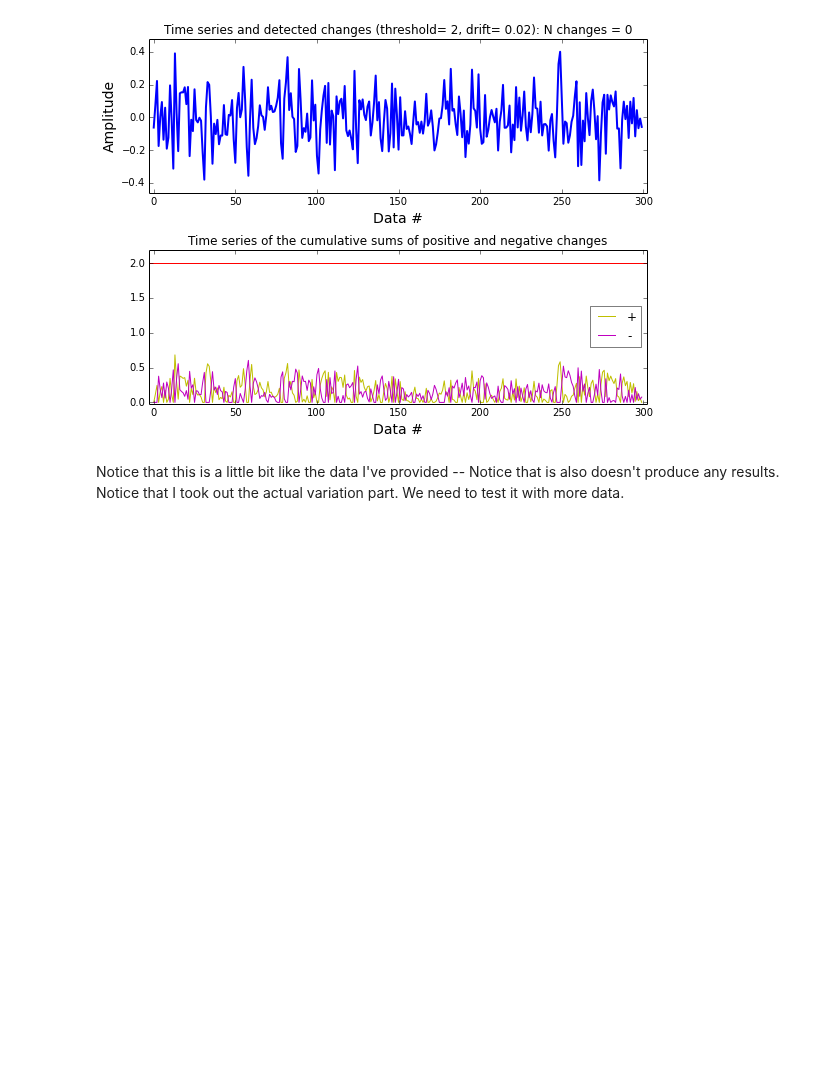
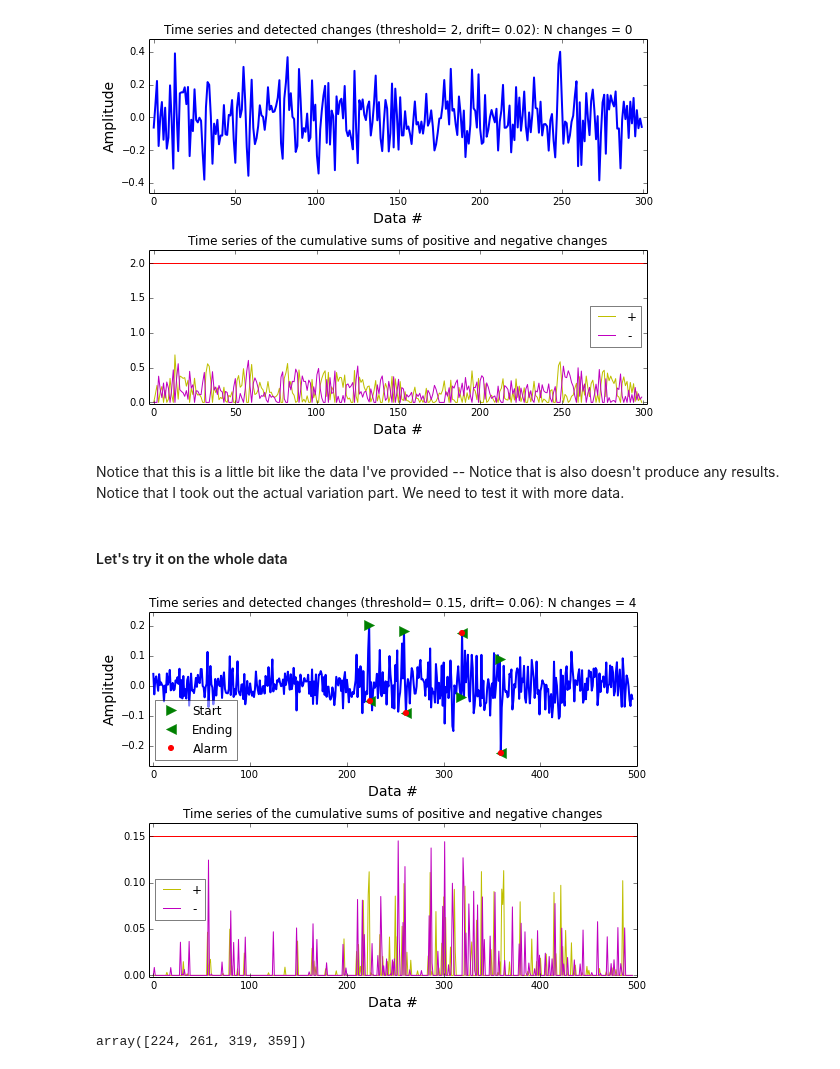
Before and after one commit to mhw32/neural-market-predictor, a Jupyter notebook: python-processing-data/CUSUM-dev.ipynb, the cells around one changed output. Cells and saved outputs as stored; diff of their text form; code cells hidden in the pictures; blank space fills up the shorter version.

```diff
--- a/python-processing-data/CUSUM-dev.ipynb
+++ b/python-processing-data/CUSUM-dev.ipynb
@@ -51,8 +51,9 @@ ta, tai, taf, amp = detect_cusum(x, 1, .05, True, True)
 So the tools work well here. The question is what do I need to do with financial data? <b>Answer</b>: I plot the relative returns of my stock vs time, and run CUSUM on it. This will allow to pick out alarm points and generalize into groups (of variable sizing). While doing this, we have to try to tune the system. Then we can move on -- and sample t-tests from the range and label the range as a whole.
 # %%
 from pickle import load
-data = load(open('./storage/wu-processed-data.pkl', 'rb'))
-index = load(open('./storage/wu-processed-index.pkl', 'rb'))
+from pylab import *
+data = load(open('../storage/wu-processed-data.pkl', 'rb'))
+index = load(open('../storage/wu-processed-index.pkl', 'rb'))
 # %%
 # Pull out only the column for log relative return for the stock. This is going to be the last column by design.
 # Also pull out the raw stock data in case that will provide more information
@@ -159,3 +160,28 @@ ta, tai, taf, amp = detect_cusum(x, 2, .02, True, True)
 [figure]
 # %% [markdown]
 Notice that this is a little bit like the data I've provided -- Notice that is also doesn't produce any results. Notice that I took out the actual variation part. We need to test it with more data.
+# %% [markdown]
+#### Let's try it on the whole data
+# %%
+from pickle import load
+data = load(open('../storage/final/full-processed-data.pkl', 'rb'))
+index = load(open('../storage/final/full-processed-index.pkl', 'rb'))
+# %%
+AA = search_by_ticker(data, 'AA')
+stock_AA = search_by_index(index, AA, 'Log Stock Return')
+# %%
+# Let's just keep it like this for now. We will have to play with the thresholds/drifts
+threshold = 0.15
+drift     = 0.06
+ending    = True
+show      = True
+ax        = None
+
+stock_AA = np.array([float(i) for i in stock_AA])
+ta, tai, taf, amp = detect_cusum(stock_AA, threshold, drift, ending, show, ax)
+# %% [output]
+[figure, added]
+# %%
+ta # Divisions from CUSUM (IDK if this is the right parameters)
+# %% [output]
+array([224, 261, 319, 359])
```
Also changed, not shown: parts of 3 cells of this notebook, 11 other files.
